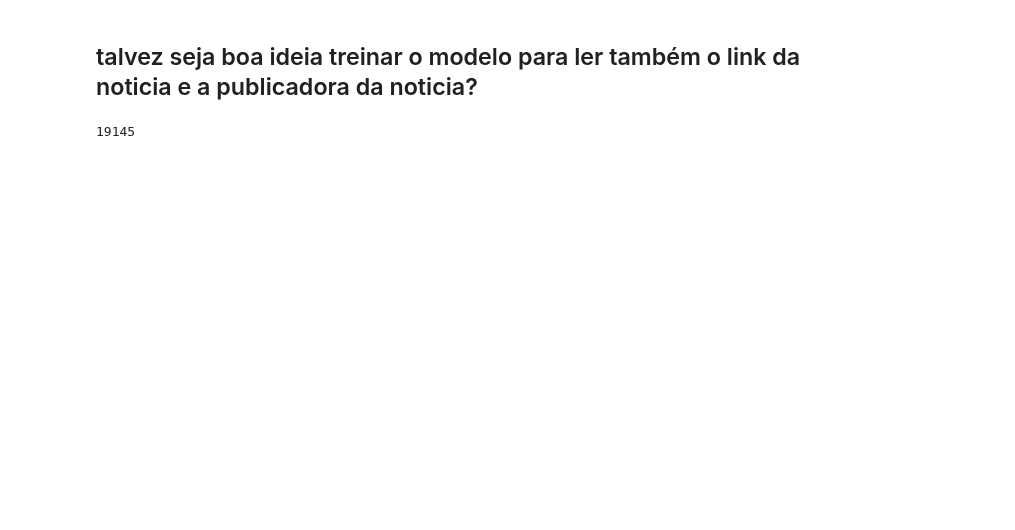
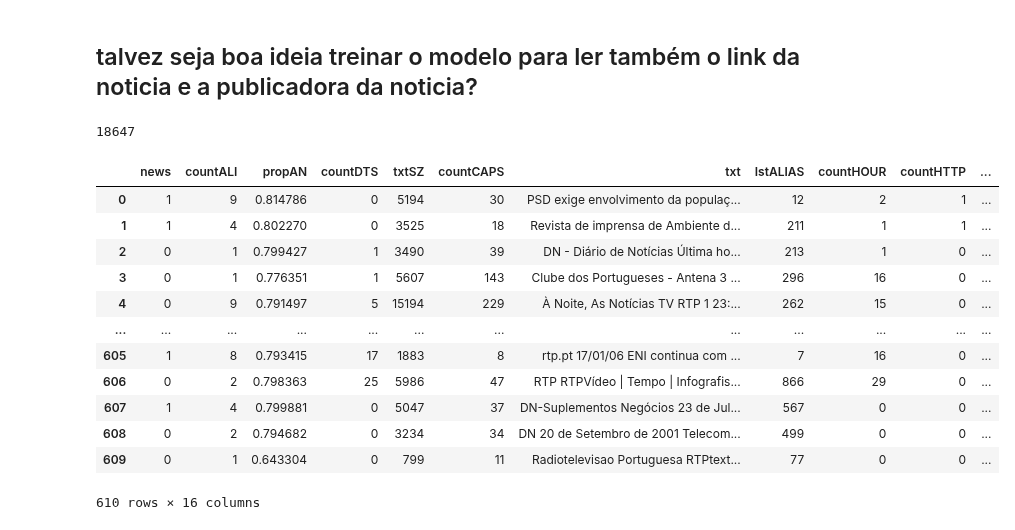
Before and after one commit to Hugoverissimo21/InfoMosaic, a Jupyter notebook: dtree.ipynb, the cells around one changed output. Drawn from its saved outputs; the diff is of its cells as text; code cells hidden in the pictures; blank space fills up the shorter version.

Commit message:
dtree updates

```diff
--- a/dtree.ipynb
+++ b/dtree.ipynb
@@ -481,8 +475,26 @@ data.iloc[3,5]
 data = pd.read_parquet("data02.parquet")
 lista = []
 for j in [0,1,2,3,4]:
-    for i in data.iloc[1, 1:]:
+    for i in data.iloc[j, 1:]:
         lista.extend(i)
 len(lista)
 # %% [output]
-19145
+18647
+# %%
+tee = pd.read_csv("dtree01.csv", index_col=0)
+#tee = tee.drop(['year', 'yearMed', "yearHig", "yearLow"], axis=1)
+tee
+# %% [output]
+|  | news | countALI | propAN | countDTS | txtSZ | countCAPS | txt | IstALIAS | countHOUR | countHTTP | ... |
+| 0 | 1 | 9 | 0.814786 | 0 | 5194 | 30 | PSD exige envolvimento da populaç... | 12 | 2 | 1 | ... |
+| 1 | 1 | 4 | 0.802270 | 0 | 3525 | 18 | Revista de imprensa de Ambiente d... | 211 | 1 | 1 | ... |
+| 2 | 0 | 1 | 0.799427 | 1 | 3490 | 39 | DN - Diário de Notícias Última ho... | 213 | 1 | 0 | ... |
+| 3 | 0 | 1 | 0.776351 | 1 | 5607 | 143 | Clube dos Portugueses - Antena 3 ... | 296 | 16 | 0 | ... |
+| 4 | 0 | 9 | 0.791497 | 5 | 15194 | 229 | À Noite, As Notícias TV RTP 1 23:... | 262 | 15 | 0 | ... |
+| ... | ... | ... | ... | ... | ... | ... | ... | ... | ... | ... | ... |
+| 605 | 1 | 8 | 0.793415 | 17 | 1883 | 8 | rtp.pt 17/01/06 ENI continua com ... | 7 | 16 | 0 | ... |
+| 606 | 0 | 2 | 0.798363 | 25 | 5986 | 47 | RTP RTPVídeo | Tempo | Infografis... | 866 | 29 | 0 | ... |
+| 607 | 1 | 4 | 0.799881 | 0 | 5047 | 37 | DN-Suplementos Negócios 23 de Jul... | 567 | 0 | 0 | ... |
+| 608 | 0 | 2 | 0.794682 | 0 | 3234 | 34 | DN 20 de Setembro de 2001 Telecom... | 499 | 0 | 0 | ... |
+| 609 | 0 | 1 | 0.643304 | 0 | 799 | 11 | Radiotelevisao Portuguesa RTPtext... | 77 | 0 | 0 | ... |
+610 rows × 16 columns
```
Also changed, not shown: parts of 37 cells of this notebook, 5 other files.
